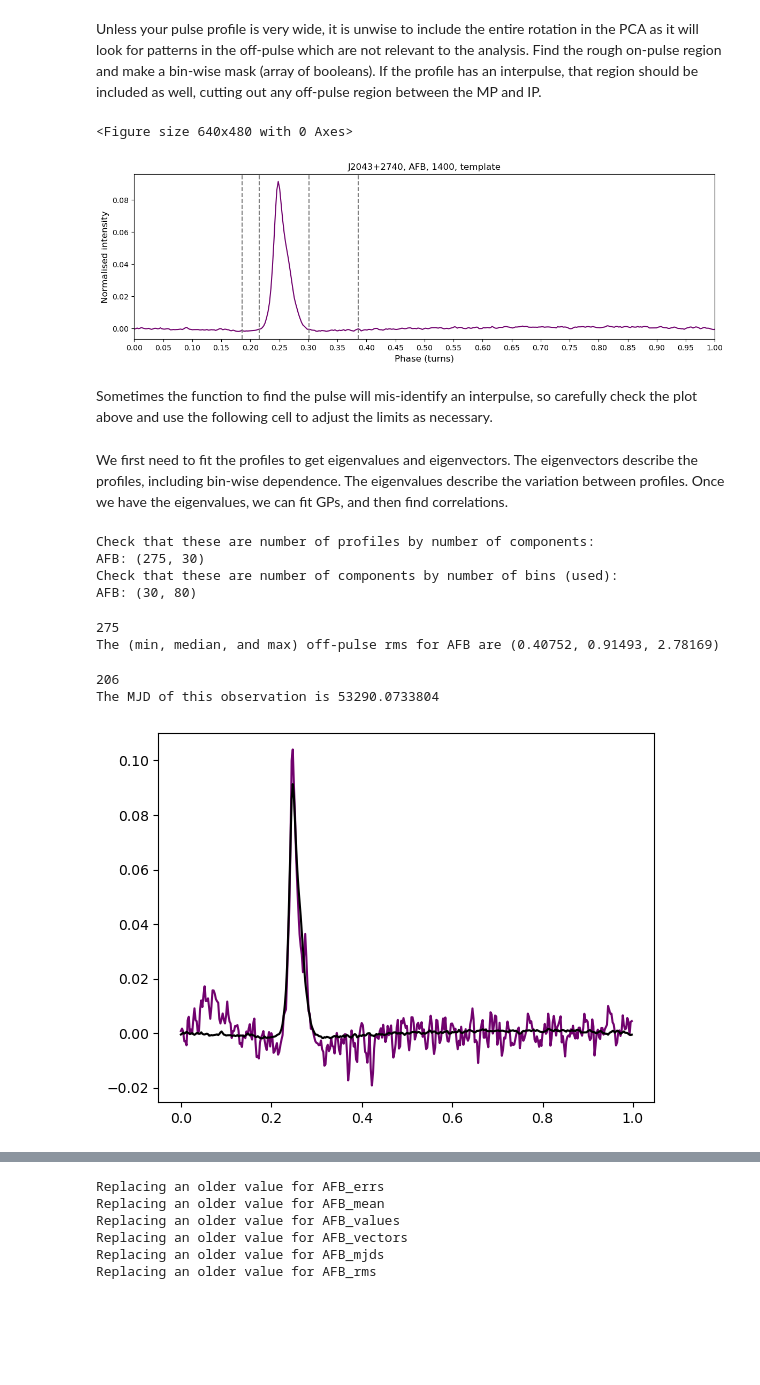
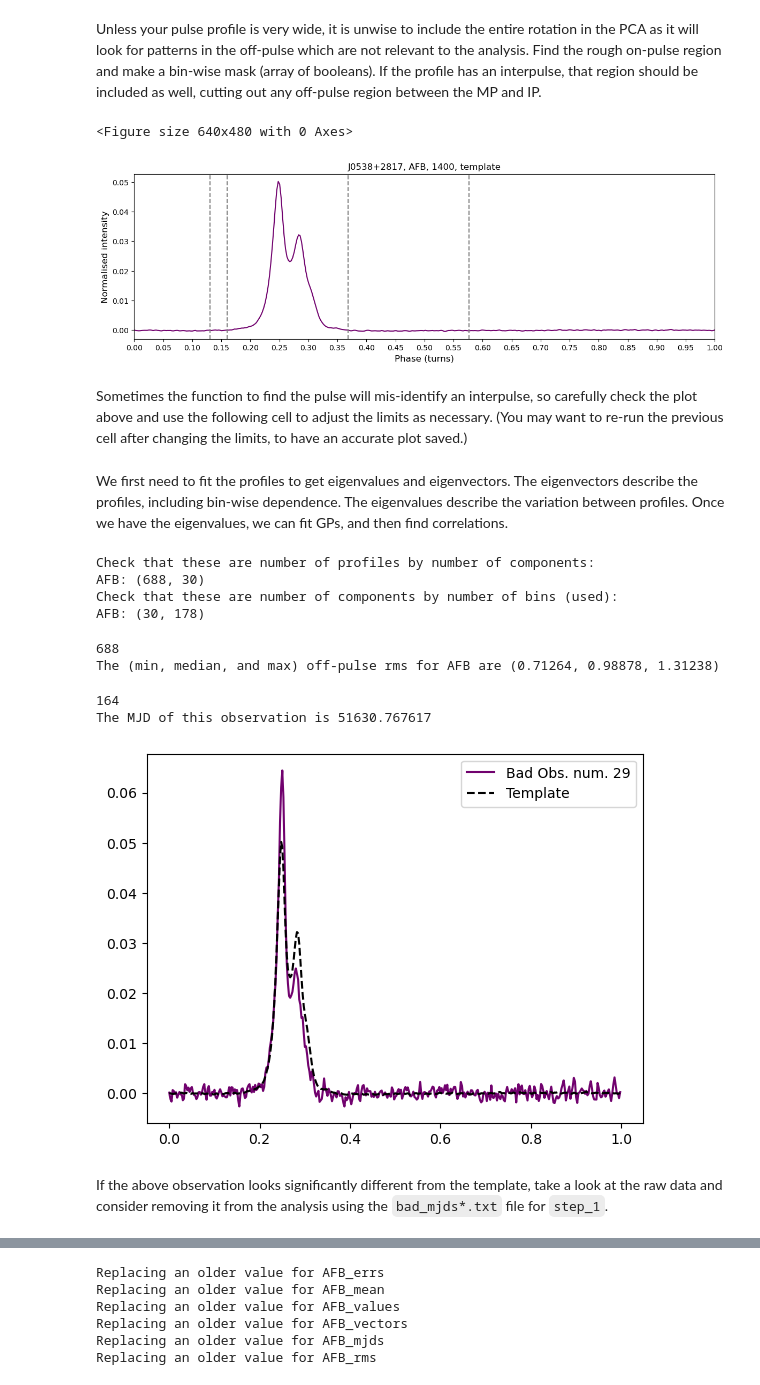
Before and after one commit to respiewak/psr_prof_pca, a Jupyter notebook: step_2_profile_pca.ipynb, the cells around one changed output, grey strips where cells are left out. Drawn from its saved outputs; the diff is of its cells as text; code cells hidden in the pictures; blank space fills up the shorter version.

```diff
--- a/step_2_profile_pca.ipynb
+++ b/step_2_profile_pca.ipynb
@@ -55,7 +55,7 @@ The following cell contains variables describing the dataset and where the data
 # %%
 data_dir = '/home/s86932rs/research/nudot_stuff/'
 plots_dir = os.path.join(data_dir, 'plots')
-psr = 'J2043+2740'
+psr = 'J0538+2817'
 freq = 1400
 be = 'afb'
 # %%
@@ -206,9 +206,9 @@ with plt.style.context(plot_style):
     plt.show()
 # %% [output]
 <Figure size 640x480 with 0 Axes>
-[figure, old version]
+[figure, new version]
 # %% [markdown]
-Sometimes the function to find the pulse will mis-identify an interpulse, so carefully check the plot above and use the following cell to adjust the limits as necessary.
+Sometimes the function to find the pulse will mis-identify an interpulse, so carefully check the plot above and use the following cell to adjust the limits as necessary. (You may want to re-run the previous cell after changing the limits, to have an accurate plot saved.)
 # %%
 # if necessary, use these lines to modify the limits
 #off_min = 0.17
@@ -243,15 +243,16 @@ if exist_BE:
     print(BE+":", BE_pca.components_.shape)
 # %% [output]
 Check that these are number of profiles by number of components:
-AFB: (275, 30)
+AFB: (688, 30)
 Check that these are number of components by number of bins (used):
-AFB: (30, 80)
+AFB: (30, 178)
 # %%
+# the off-pulse rms can be a useful diagnostic
 if exist_BE:
     BE_rms, _ = get_rms_bline(BE_aligned)
     print(len(BE_rms))
     print("The (min, median, and max) off-pulse rms for {} are ({:.5f}, {:.5f}, {:.5f})".format(BE, BE_rms.min(), np.median(BE_rms), BE_rms.max()))
 # %% [output]
-275
-The (min, median, and max) off-pulse rms for AFB are (0.40752, 0.91493, 2.78169)
+688
+The (min, median, and max) off-pulse rms for AFB are (0.71264, 0.98878, 1.31238)
 # %%
@@ -260,19 +262,22 @@ if exist_BE:
 # %%
 if exist_BE: # plot a random observation marked as "bad" above
     print(len(bad_mjds_BE))
     imjd = np.random.randint(len(bad_mjds_BE))
     bad_mjd = bad_mjds_BE[imjd]
     #lim = BE_mjds_new == bad_mjd
     print("The MJD of this observation is", bad_mjd)
     with plt.style.context(plot_style):
         plt.clf()
-        plt.plot(BE_bins, BE_orig[:,imjd], color=c2)
-        plt.plot(BE_bins, BE_temp, '-', color=c1)
+        plt.plot(BE_bins, BE_orig[:,imjd], color=c2, label='Bad Obs. num. {}'.format(imjd))
+        plt.plot(BE_bins, BE_temp, '--', color=c1, label='Template')
+        plt.legend(loc=1)
         plt.show()
 # %% [output]
-206
-The MJD of this observation is 53290.0733804
+164
+The MJD of this observation is 51630.767617
-[figure, old version]
+[figure, new version]
+# %% [markdown]
+If the above observation looks significantly different from the template, take a look at the raw data and consider removing it from the analysis using the `bad_mjds*.txt` file for `step_1`.
 # %%
 # define axes parameters for following plots
 #w = 0.92
```
Also changed, not shown: parts of 18 cells of this notebook, 1 other file.
